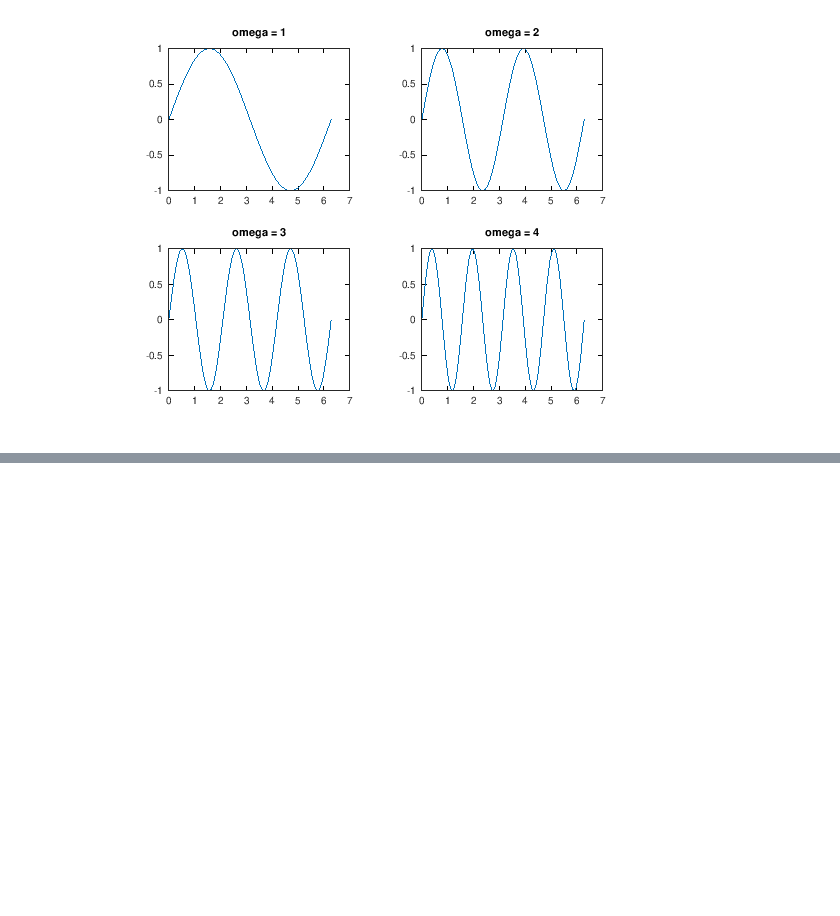
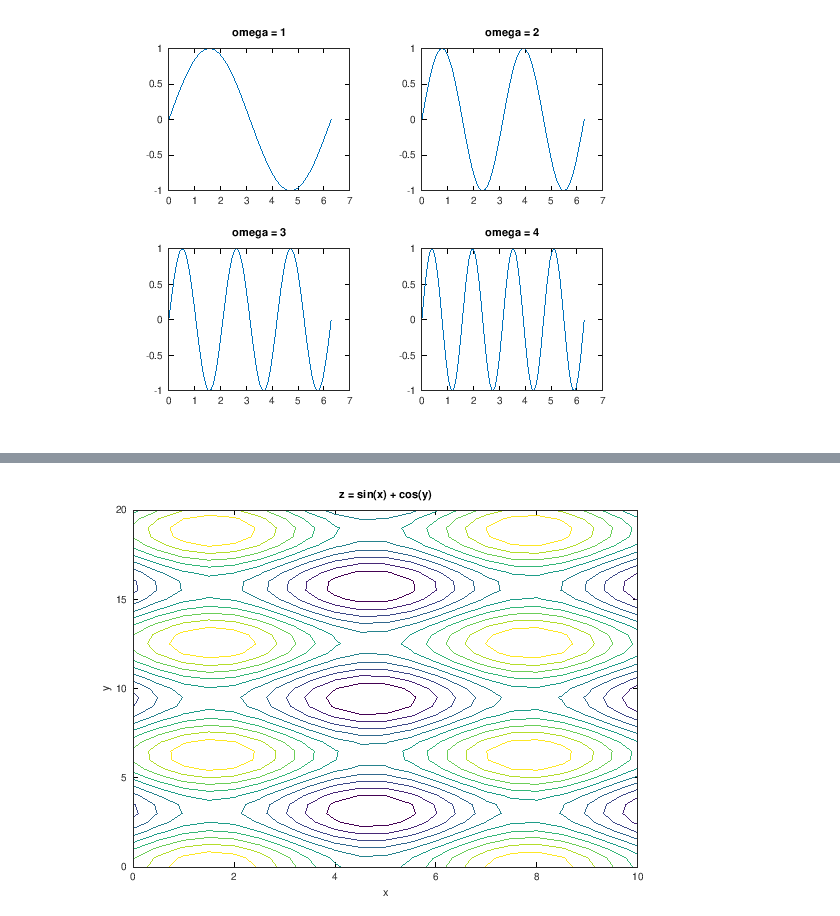
Before and after one commit to paulber/MiseANiveauMatlab, a Jupyter notebook: Chapitre 5 - Présenter ses résultats/Chapitre 5_1.ipynb, the cells around one changed output, grey strips where cells are left out. Saved outputs shown, nothing was run; the diff lists cells and outputs as text; code cells hidden in the pictures; blank space fills up the shorter version.

```diff
--- a/Chapitre 5 - Présenter ses résultats/Chapitre 5_1.ipynb
+++ b/Chapitre 5 - Présenter ses résultats/Chapitre 5_1.ipynb
@@ -122,0 +203,15 @@ end
+# %%
+close all
+nfig = 0;
+
+[X, Y] = meshgrid(0:0.5:10, 0:0.5:20);
+Z = sin(X) + cos(Y);
+
+nfig = nfig + 1;
+figure(nfig)
+contour(X, Y, Z)
+title('z = sin(x) + cos(y)')
+xlabel('x')
+ylabel('y')
+# %% [output]
+[figure, added]
```
Also changed, not shown: parts of 23 cells of this notebook.
